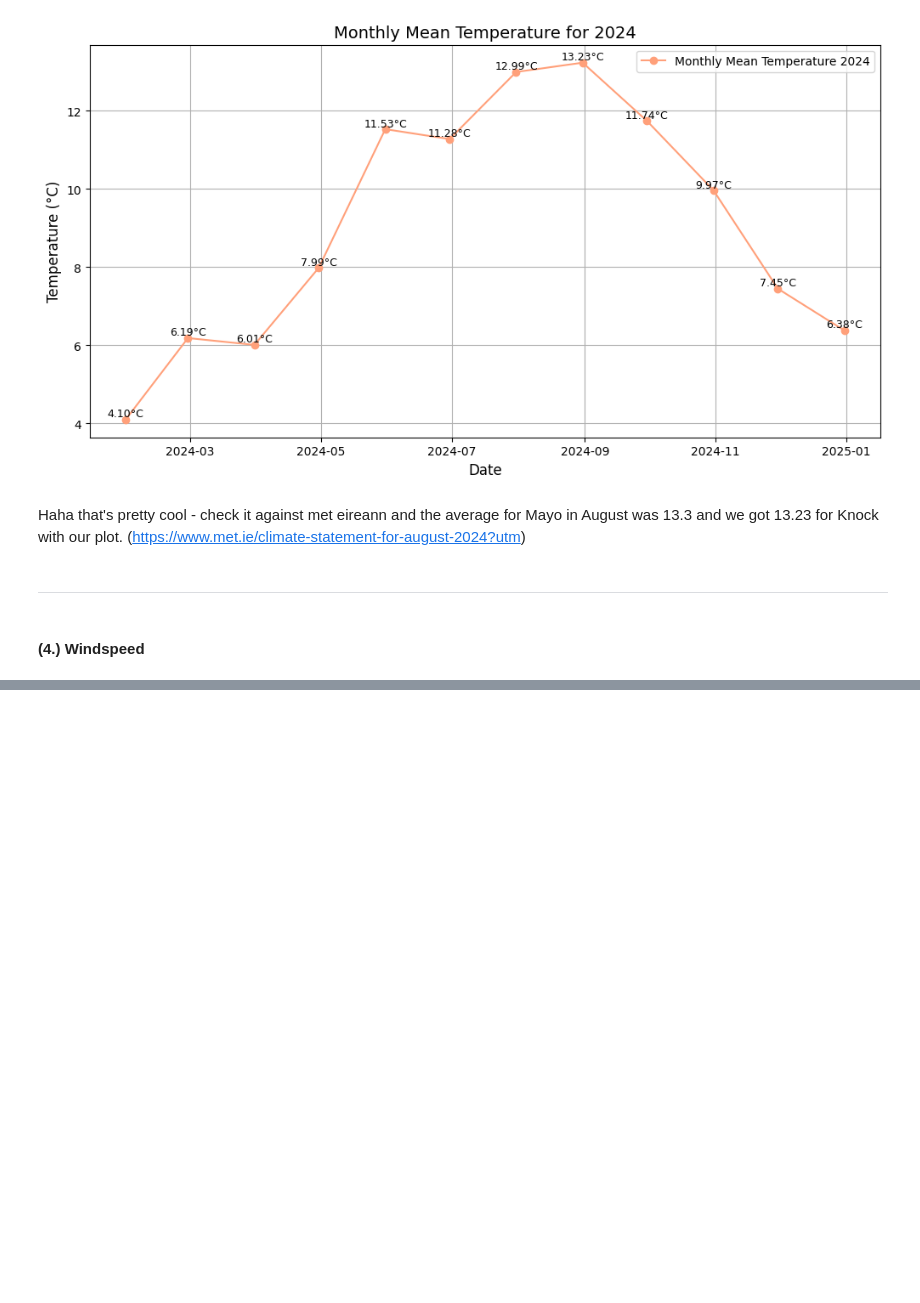
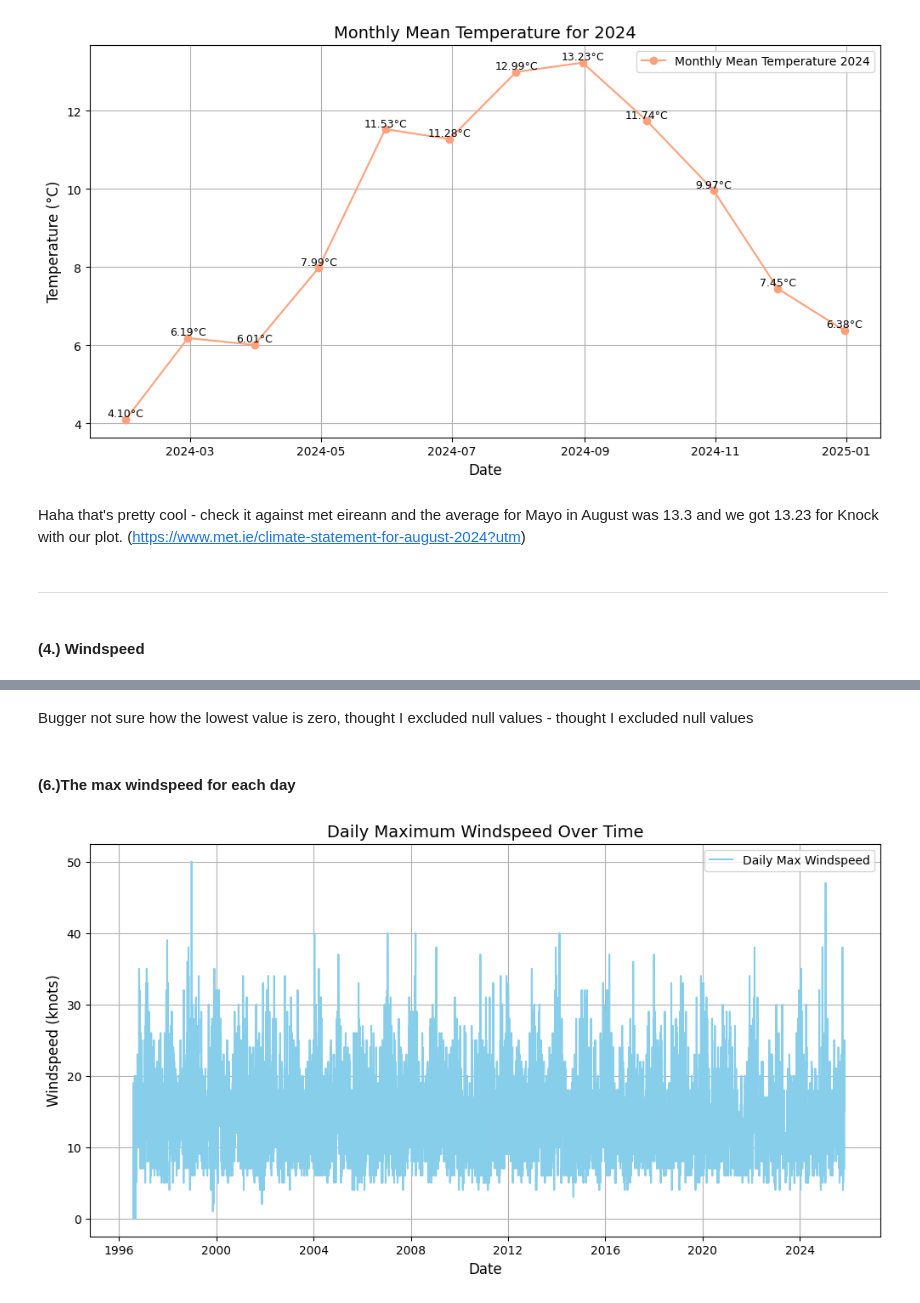
Before and after one commit to PectenMaximus/PFDA_2025, a Jupyter notebook: Assignments/Assignment_06_Weather.ipynb, the cells around one changed output, grey strips where cells are left out. Drawn from its saved outputs; the diff is of its cells as text; code cells hidden in the pictures; blank space fills up the shorter version.

```diff
--- a/Assignments/Assignment_06_Weather.ipynb
+++ b/Assignments/Assignment_06_Weather.ipynb
@@ -298,0 +369,21 @@ df_wind = df.dropna(subset=['wdsp'])
+# %% [markdown]
+Bugger not sure how the lowest value is zero, thought I excluded null values - thought I excluded null values
+# %% [markdown]
+#### (6.)The max windspeed for each day
+# %%
+# Calculate the maximum windspeed for each day
+daily_max_wind = df_wind['wdsp'].resample('D').max()
+
+# Plot the daily maximum windspeed
+plt.figure(figsize=(12, 6))
+plt.plot(daily_max_wind, label='Daily Max Windspeed', color='skyblue')
+
+# Add labels, title, and legend
+plt.title('Daily Maximum Windspeed Over Time', fontsize=14)
+plt.xlabel('Date', fontsize=12)
+plt.ylabel('Windspeed (knots)', fontsize=12)
+plt.legend()
+plt.grid(True)
+plt.show()
+# %% [output]
+[figure, added]
```
Also changed, not shown: parts of 7 cells of this notebook.
